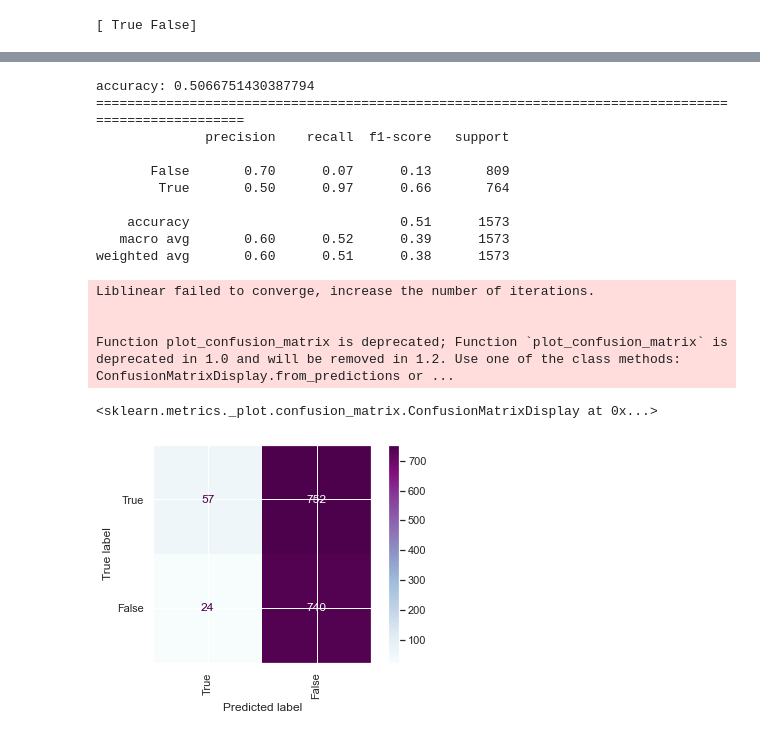
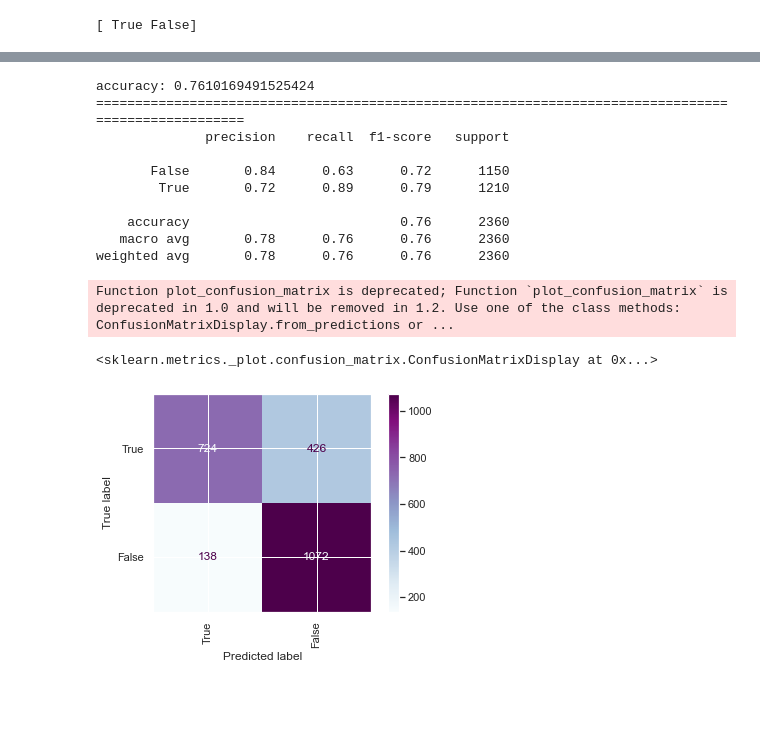
Before and after one commit to uloydev/asteroid-hazardous-classification, a Jupyter notebook: uas.ipynb, the cells around one changed output, grey strips where cells are left out. Cells and saved outputs as stored; diff of their text form; code cells hidden in the pictures; blank space fills up the shorter version.

```diff
--- a/uas.ipynb
+++ b/uas.ipynb
@@ -171,0 +188,5 @@ df
+# %%
+y=df["Hazardous"]
+x=df.drop(["Hazardous"],axis=1)
+df = normalize(x)
+df.head()
@@ -172,5 +201,7 @@ df
 # %%
 # show data correlation
+df = pd.concat([df,y],axis=1)
+
 sns.set(style='darkgrid')
 plt.figure(figsize=(10, 10))
 sns.heatmap(df.corr())
@@ -331,7 +372,7 @@ y=df["Hazardous"]
 x=df.drop(["Hazardous"],axis=1)
 # %%
 # split dataset for train and test
-train_x,test_x,train_y,test_y=train_test_split(x,y,test_size=0.2,random_state=2)
+train_x,test_x,train_y,test_y=train_test_split(x,y,test_size=0.3)
 print(train_x.shape)
 print(test_x.shape)
 # %% [output]
@@ -414,7 +455,7 @@ y=df_new["Hazardous"]
 x=df_new.drop(["Hazardous"],axis=1)
 
 # split data set into train and test
-train_x,test_x,train_y,test_y=train_test_split(x,y,test_size=0.2,random_state=2)
+train_x,test_x,train_y,test_y=train_test_split(x,y,test_size=0.3,random_state=5)
 print(train_x.shape)
 print(test_x.shape)
 # %% [output]
@@ -474,30 +515,32 @@ Function plot_confusion_matrix is deprecated; Function `plot_confusion_matrix` i
 # %%
+from sklearn.svm import SVC
+from sklearn.preprocessing import MinMaxScaler
+
+# svm = SVC(gamma='auto',verbose=False,max_iter=10000, tol=1e-5,C=0.7, kernel="sigmoid",random_state=5, decision_function_shape='ovo')
+
 # define the model
-svm = LinearSVC(class_weight="balanced",verbose=False, max_iter=10000, tol=1e-4,C=0.1, random_state=2)
+svm = LinearSVC(verbose=False, max_iter=10000, tol=1e-5,C=0.1, random_state=5)
 
 # fit and predict
 predictions, accuracy, metrics_report, svm_prf = train_test_model(svm, train_x, test_x, train_y, test_y, labels)
 print('accuracy: {}'.format(accuracy))
 print('='*100)
 print(metrics_report)
 plot_confusion_matrix(svm, test_x, test_y, display_labels=labels, xticks_rotation='vertical', cmap="BuPu")
 # %% [output]
-accuracy: 0.5066751430387794
+accuracy: 0.7610169491525424
 ====================================================================================================
               precision    recall  f1-score   support
 
-       False       0.70      0.07      0.13       809
-        True       0.50      0.97      0.66       764
+       False       0.84      0.63      0.72      1150
+        True       0.72      0.89      0.79      1210
 
-    accuracy                           0.51      1573
-   macro avg       0.60      0.52      0.39      1573
-weighted avg       0.60      0.51      0.38      1573
+    accuracy                           0.76      2360
+   macro avg       0.78      0.76      0.76      2360
+weighted avg       0.78      0.76      0.76      2360
-Liblinear failed to converge, increase the number of iterations.
-
-
 Function plot_confusion_matrix is deprecated; Function `plot_confusion_matrix` is deprecated in 1.0 and will be removed in 1.2. Use one of the class methods: ConfusionMatrixDisplay.from_predictions or ...
 <sklearn.metrics._plot.confusion_matrix.ConfusionMatrixDisplay at 0x...>
-[figure, old version]
+[figure, new version]
 # %%
 xx = np.array([1,2,3])
 width = 0.15
```
Also changed, not shown: parts of 25 cells of this notebook.
